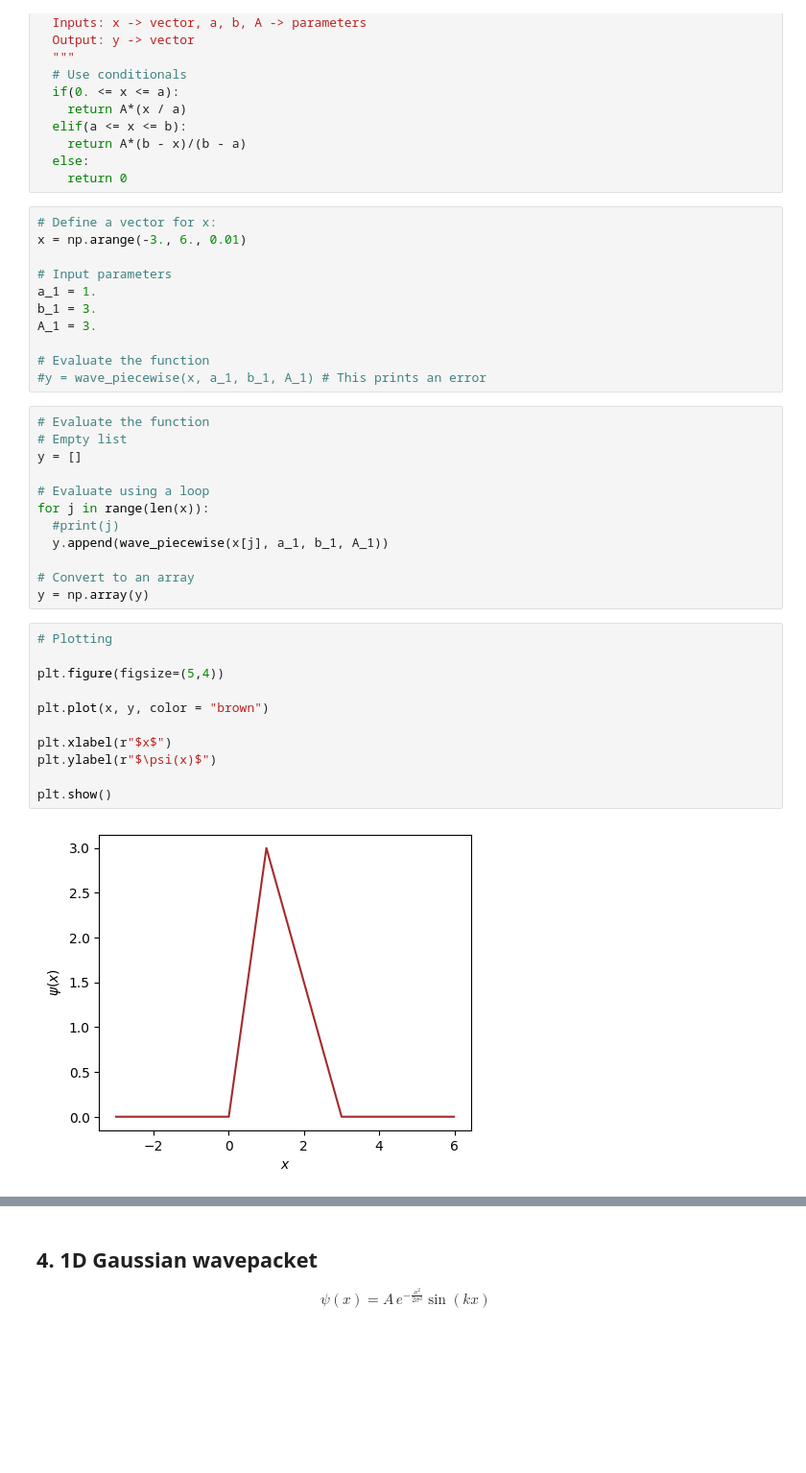
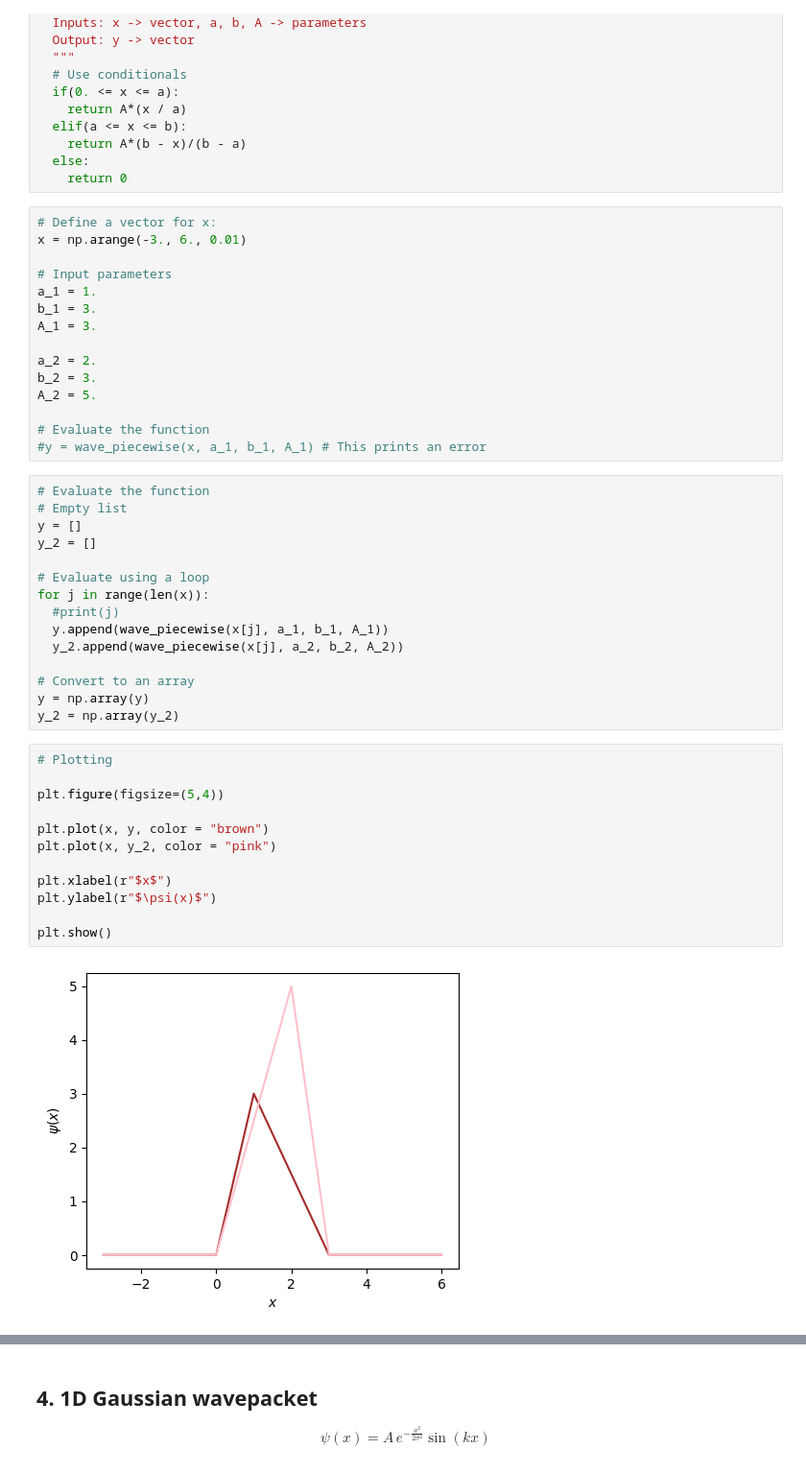
Before and after one commit to wbandabarragan/quantum-mechanics-1, a Jupyter notebook: python-resources/python_for_QM04.ipynb, the cells around one changed output, grey strips where cells are left out. Shown at 96% size. Cells and saved outputs as stored; diff of their text form; blank space fills up the shorter version.

```diff
--- a/python-resources/python_for_QM04.ipynb
+++ b/python-resources/python_for_QM04.ipynb
@@ -100,30 +100,38 @@ a_1 = 1.
 b_1 = 3.
 A_1 = 3.
 
+a_2 = 2.
+b_2 = 3.
+A_2 = 5.
+
 # Evaluate the function
 #y = wave_piecewise(x, a_1, b_1, A_1) # This prints an error
 # %%
 # Evaluate the function
 # Empty list
 y = []
+y_2 = []
 
 # Evaluate using a loop
 for j in range(len(x)):
   #print(j)
   y.append(wave_piecewise(x[j], a_1, b_1, A_1))
+  y_2.append(wave_piecewise(x[j], a_2, b_2, A_2))
 
 # Convert to an array
 y = np.array(y)
+y_2 = np.array(y_2)
 # %%
 # Plotting
 
 plt.figure(figsize=(5,4))
 
 plt.plot(x, y, color = "brown")
+plt.plot(x, y_2, color = "pink")
 
 plt.xlabel(r"$x$")
 plt.ylabel(r"$\psi(x)$")
 
 plt.show()
 # %% [output]
-[figure, old version]
+[figure, new version]
```
Also changed, not shown: parts of 6 cells of this notebook.
